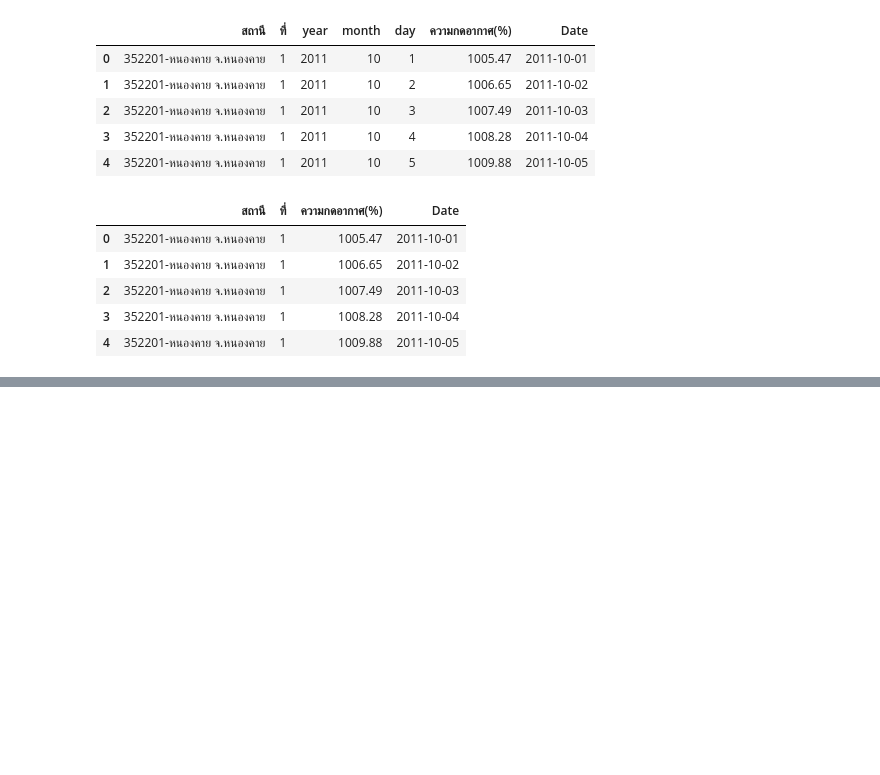
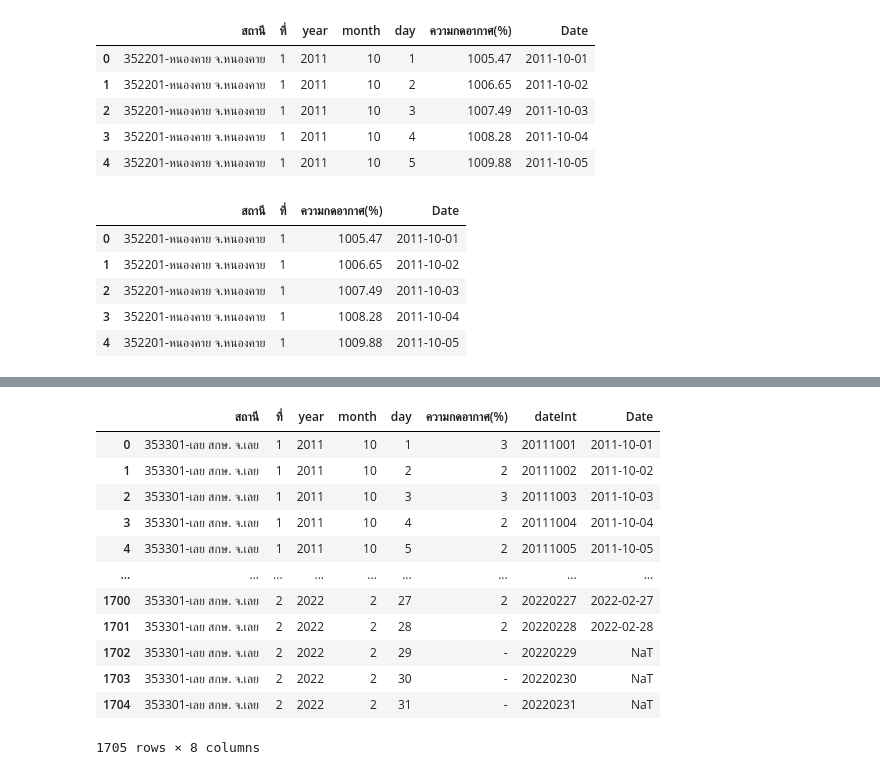
Before and after one commit to NarissaraYo/BSC_DPDM23, a Jupyter notebook: midterm_bscdpdm23.ipynb, the cells around one changed output, grey strips where cells are left out. Saved outputs shown, nothing was run; the diff lists cells and outputs as text; code cells hidden in the pictures; blank space fills up the shorter version.

```diff
--- a/midterm_bscdpdm23.ipynb
+++ b/midterm_bscdpdm23.ipynb
@@ -267,0 +459,5 @@ ps_khonkaen_stack.head()
+# %%
+ws_khonkaen['year'] = ws_khonkaen['เดือน/ปี'].dt.year
+ws_khonkaen['month'] = ws_khonkaen['เดือน/ปี'].dt.month
+ws_khonkaen = ws_khonkaen.drop(['เดือน/ปี','เฉลี่ย'], axis =1)
+ws_khonkaen.head()
@@ -267,0 +472,5 @@ ps_khonkaen_stack.head()
+# %%
+ws_khonkaen_stack = ws_khonkaen.set_index(['สถานี','ที่','year','month']).stack().reset_index()
+ws_khonkaen_stack.rename(columns={'level_4' : 'day'},inplace=True)
+ws_khonkaen_stack.rename(columns={0 : 'ความกดอากาศ(%)'},inplace=True)
+ws_khonkaen_stack
@@ -267,0 +491,19 @@ ps_khonkaen_stack.head()
+# %%
+ws_khonkaen_stack['dateInt']=ws_khonkaen_stack['year'].astype(str) + ws_khonkaen_stack['month'].astype(str).str.zfill(2)+ ws_khonkaen_stack['day'].astype(str).str.zfill(2)
+ws_khonkaen_stack['Date'] = pd.to_datetime(ws_khonkaen_stack['dateInt'], format='%Y%m%d',errors='coerce')
+# %%
+ws_khonkaen_stack
+# %% [output]
+|  | สถานี | ที่ | year | month | day | ความกดอากาศ(%) | dateInt | Date |
+| 0 | 353301-เลย สกษ. จ.เลย | 1 | 2011 | 10 | 1 | 3 | 20111001 | 2011-10-01 |
+| 1 | 353301-เลย สกษ. จ.เลย | 1 | 2011 | 10 | 2 | 2 | 20111002 | 2011-10-02 |
+| 2 | 353301-เลย สกษ. จ.เลย | 1 | 2011 | 10 | 3 | 3 | 20111003 | 2011-10-03 |
+| 3 | 353301-เลย สกษ. จ.เลย | 1 | 2011 | 10 | 4 | 2 | 20111004 | 2011-10-04 |
+| 4 | 353301-เลย สกษ. จ.เลย | 1 | 2011 | 10 | 5 | 2 | 20111005 | 2011-10-05 |
+| ... | ... | ... | ... | ... | ... | ... | ... | ... |
+| 1700 | 353301-เลย สกษ. จ.เลย | 2 | 2022 | 2 | 27 | 2 | 20220227 | 2022-02-27 |
+| 1701 | 353301-เลย สกษ. จ.เลย | 2 | 2022 | 2 | 28 | 2 | 20220228 | 2022-02-28 |
+| 1702 | 353301-เลย สกษ. จ.เลย | 2 | 2022 | 2 | 29 | - | 20220229 | NaT |
+| 1703 | 353301-เลย สกษ. จ.เลย | 2 | 2022 | 2 | 30 | - | 20220230 | NaT |
+| 1704 | 353301-เลย สกษ. จ.เลย | 2 | 2022 | 2 | 31 | - | 20220231 | NaT |
+1705 rows × 8 columns
```
Also changed, not shown: parts of 106 cells of this notebook.
